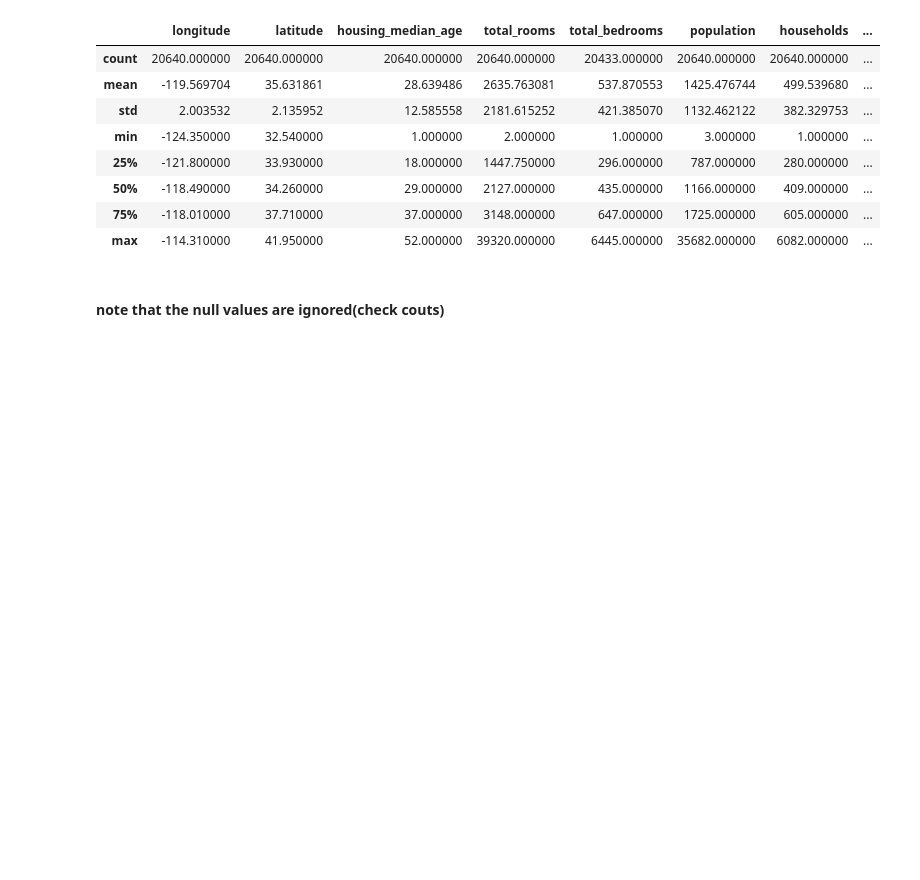
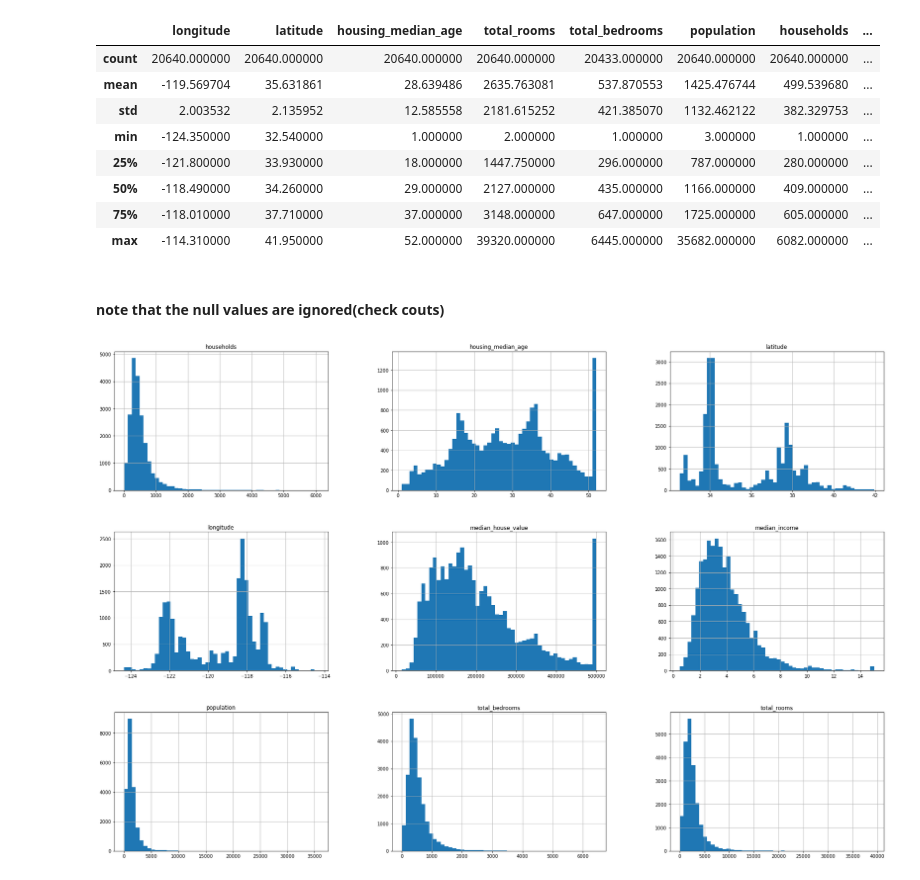
Before and after one commit to EjuluWilson/PROJECTS, a Jupyter notebook: A housing price model using California census data/A housing price model using California census data.ipynb, the cells around one changed output. Drawn from its saved outputs; the diff is of its cells as text; code cells hidden in the pictures; blank space fills up the shorter version.

```diff
--- a/A housing price model using California census data/A housing price model using California census data.ipynb
+++ b/A housing price model using California census data/A housing price model using California census data.ipynb
@@ -107,3 +109,7 @@ df1.describe()
 | max | -114.310000 | 41.950000 | 52.000000 | 39320.000000 | 6445.000000 | 35682.000000 | 6082.000000 | ... |
 # %% [markdown]
 #### note that the null values are ignored(check couts)
+# %%
+df1.hist(bins=50, figsize=(30,20));
+# %% [output]
+[figure, added]
```
Also changed, not shown: parts of 11 cells of this notebook.
